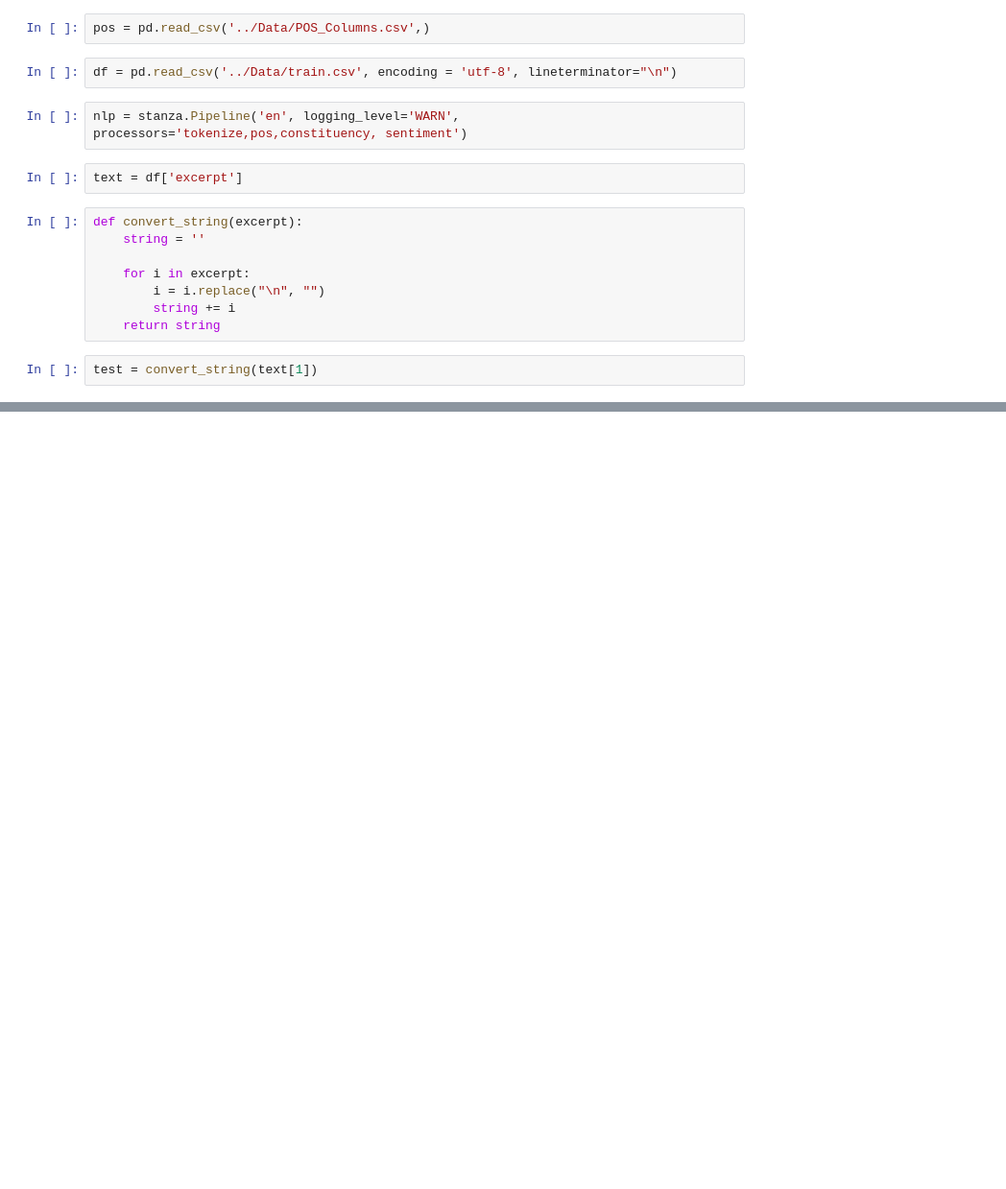
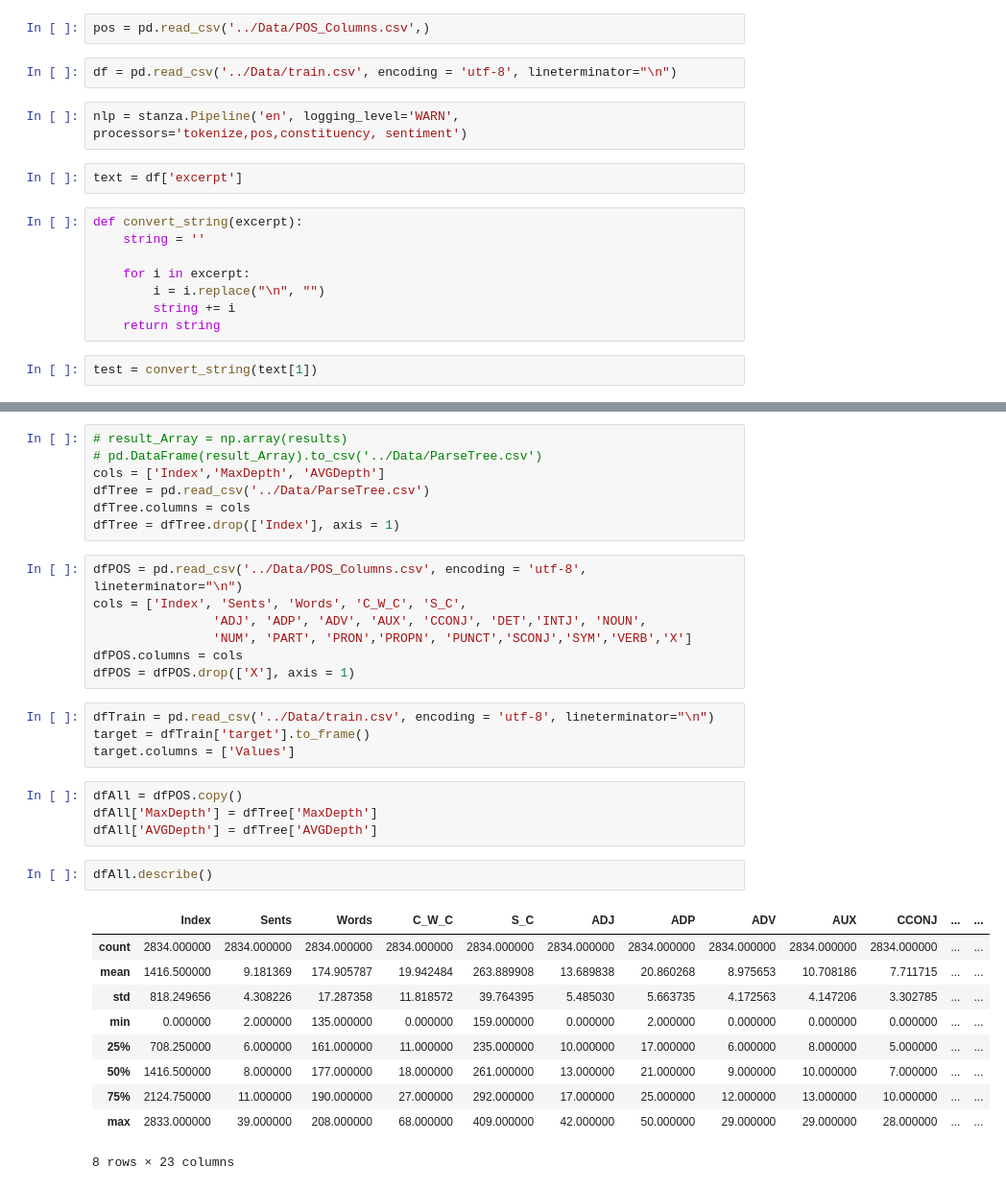
Before and after one commit to Raffi-Baldassini/Final-Year-Project, a Jupyter notebook: Code/Parsing.ipynb, the cells around one changed output, grey strips where cells are left out. Shown: that part at 96% size. Drawn from its saved outputs; the diff is of its cells as text; blank space fills up the shorter version.

Commit message:
Parse Tree and Heuristics complete

```diff
--- a/Code/Parsing.ipynb
+++ b/Code/Parsing.ipynb
@@ -51,0 +75,35 @@ for sent in doc.sentences:
+# %%
+# result_Array = np.array(results)
+# pd.DataFrame(result_Array).to_csv('../Data/ParseTree.csv')
+cols = ['Index','MaxDepth', 'AVGDepth']
+dfTree = pd.read_csv('../Data/ParseTree.csv')
+dfTree.columns = cols
+dfTree = dfTree.drop(['Index'], axis = 1)
+# %%
+dfPOS = pd.read_csv('../Data/POS_Columns.csv', encoding = 'utf-8', lineterminator="\n")
+cols = ['Index', 'Sents', 'Words', 'C_W_C', 'S_C',
+                'ADJ', 'ADP', 'ADV', 'AUX', 'CCONJ', 'DET','INTJ', 'NOUN',
+                'NUM', 'PART', 'PRON','PROPN', 'PUNCT','SCONJ','SYM','VERB','X']
+dfPOS.columns = cols
+dfPOS = dfPOS.drop(['X'], axis = 1)
+# %%
+dfTrain = pd.read_csv('../Data/train.csv', encoding = 'utf-8', lineterminator="\n")
+target = dfTrain['target'].to_frame()
+target.columns = ['Values']
+# %%
+dfAll = dfPOS.copy()
+dfAll['MaxDepth'] = dfTree['MaxDepth']
+dfAll['AVGDepth'] = dfTree['AVGDepth']
+# %%
+dfAll.describe()
+# %% [output]
+|  | Index | Sents | Words | C_W_C | S_C | ADJ | ADP | ADV | AUX | CCONJ | ... | ... |
+| count | 2834.000000 | 2834.000000 | 2834.000000 | 2834.000000 | 2834.000000 | 2834.000000 | 2834.000000 | 2834.000000 | 2834.000000 | 2834.000000 | ... | ... |
+| mean | 1416.500000 | 9.181369 | 174.905787 | 19.942484 | 263.889908 | 13.689838 | 20.860268 | 8.975653 | 10.708186 | 7.711715 | ... | ... |
+| std | 818.249656 | 4.308226 | 17.287358 | 11.818572 | 39.764395 | 5.485030 | 5.663735 | 4.172563 | 4.147206 | 3.302785 | ... | ... |
+| min | 0.000000 | 2.000000 | 135.000000 | 0.000000 | 159.000000 | 0.000000 | 2.000000 | 0.000000 | 0.000000 | 0.000000 | ... | ... |
+| 25% | 708.250000 | 6.000000 | 161.000000 | 11.000000 | 235.000000 | 10.000000 | 17.000000 | 6.000000 | 8.000000 | 5.000000 | ... | ... |
+| 50% | 1416.500000 | 8.000000 | 177.000000 | 18.000000 | 261.000000 | 13.000000 | 21.000000 | 9.000000 | 10.000000 | 7.000000 | ... | ... |
+| 75% | 2124.750000 | 11.000000 | 190.000000 | 27.000000 | 292.000000 | 17.000000 | 25.000000 | 12.000000 | 13.000000 | 10.000000 | ... | ... |
+| max | 2833.000000 | 39.000000 | 208.000000 | 68.000000 | 409.000000 | 42.000000 | 50.000000 | 29.000000 | 29.000000 | 28.000000 | ... | ... |
+8 rows × 23 columns
```
Also changed, not shown: parts of 9 cells of this notebook, 4 other files.
